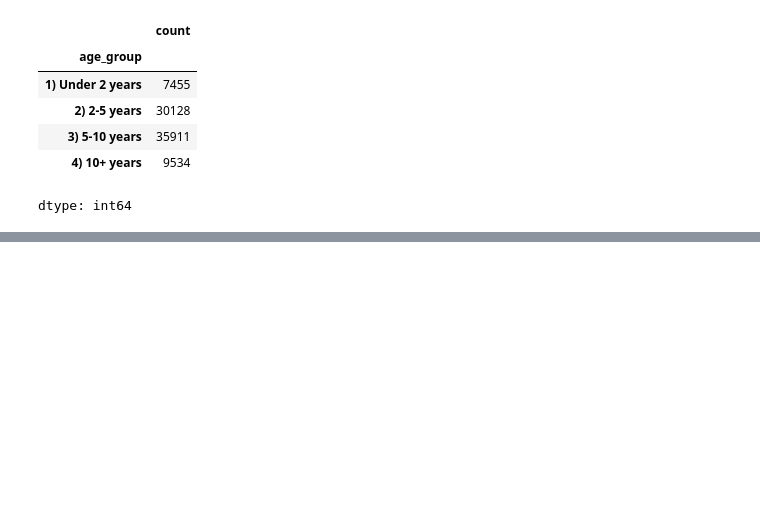
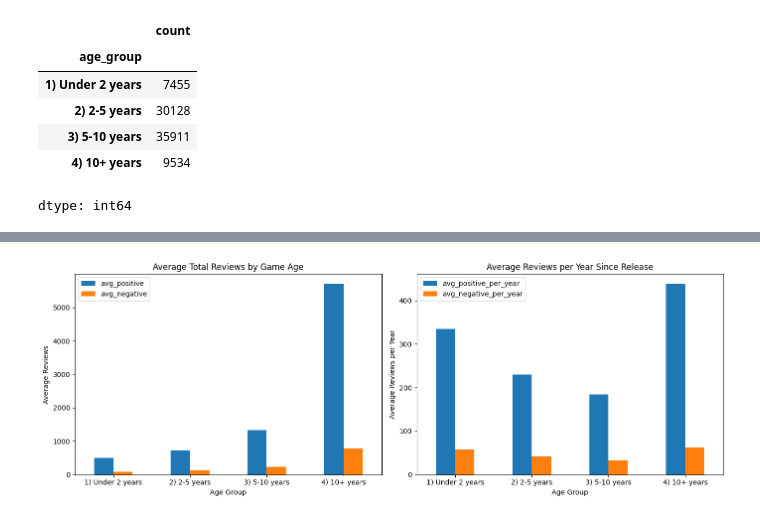
Before and after one commit to SelinBeyaz01/BUS392-Steam-Project, a Jupyter notebook: BUS392_Project.ipynb, the cells around one changed output, grey strips where cells are left out. Cells and saved outputs as stored; diff of their text form; code cells hidden in the pictures; blank space fills up the shorter version.

```diff
--- a/BUS392_Project.ipynb
+++ b/BUS392_Project.ipynb
@@ -91,3 +91,23 @@ Games used in the age analysis: 83028
 | 3) 5-10 years | 35911 |
 | 4) 10+ years | 9534 |
 dtype: int64
+# %%
+import matplotlib.pyplot as plt
+import seaborn as sns
+
+age_data['positive_rate'] = age_data['positive'] / age_data['total_reviews']
+
+age_summary = age_data.groupby('age_group').agg(
+    games_count=('app_id', 'count'),
+    avg_positive=('positive', 'mean'),
+    avg_negative=('negative', 'mean'),
+    median_positive=('positive', 'median'),
+    median_negative=('negative', 'median'),
+    avg_positive_rate=('positive_rate', 'mean'),
+    avg_positive_per_year=('positive_per_year', 'mean'),
+    avg_negative_per_year=('negative_per_year', 'mean'),
+    avg_positive_per_month=('positive_per_month', 'mean'),
+    avg_negative_per_month=('negative_per_month', 'mean')
+).round(2)
+
+age_summary
@@ -93,0 +121,19 @@ dtype: int64
+# %%
+fig, axes = plt.subplots(1, 2, figsize=(14, 5))
+
+age_summary[['avg_positive', 'avg_negative']].plot(kind='bar', ax=axes[0])
+axes[0].set_title('Average Total Reviews by Game Age')
+axes[0].set_xlabel('Age Group')
+axes[0].set_ylabel('Average Reviews')
+axes[0].tick_params(axis='x', rotation=0)
+
+age_summary[['avg_positive_per_year', 'avg_negative_per_year']].plot(kind='bar', ax=axes[1])
+axes[1].set_title('Average Reviews per Year Since Release')
+axes[1].set_xlabel('Age Group')
+axes[1].set_ylabel('Average Reviews per Year')
+axes[1].tick_params(axis='x', rotation=0)
+
+plt.tight_layout()
+plt.show()
+# %% [output]
+[figure, added]
```
Also changed, not shown: parts of 5 cells of this notebook.
